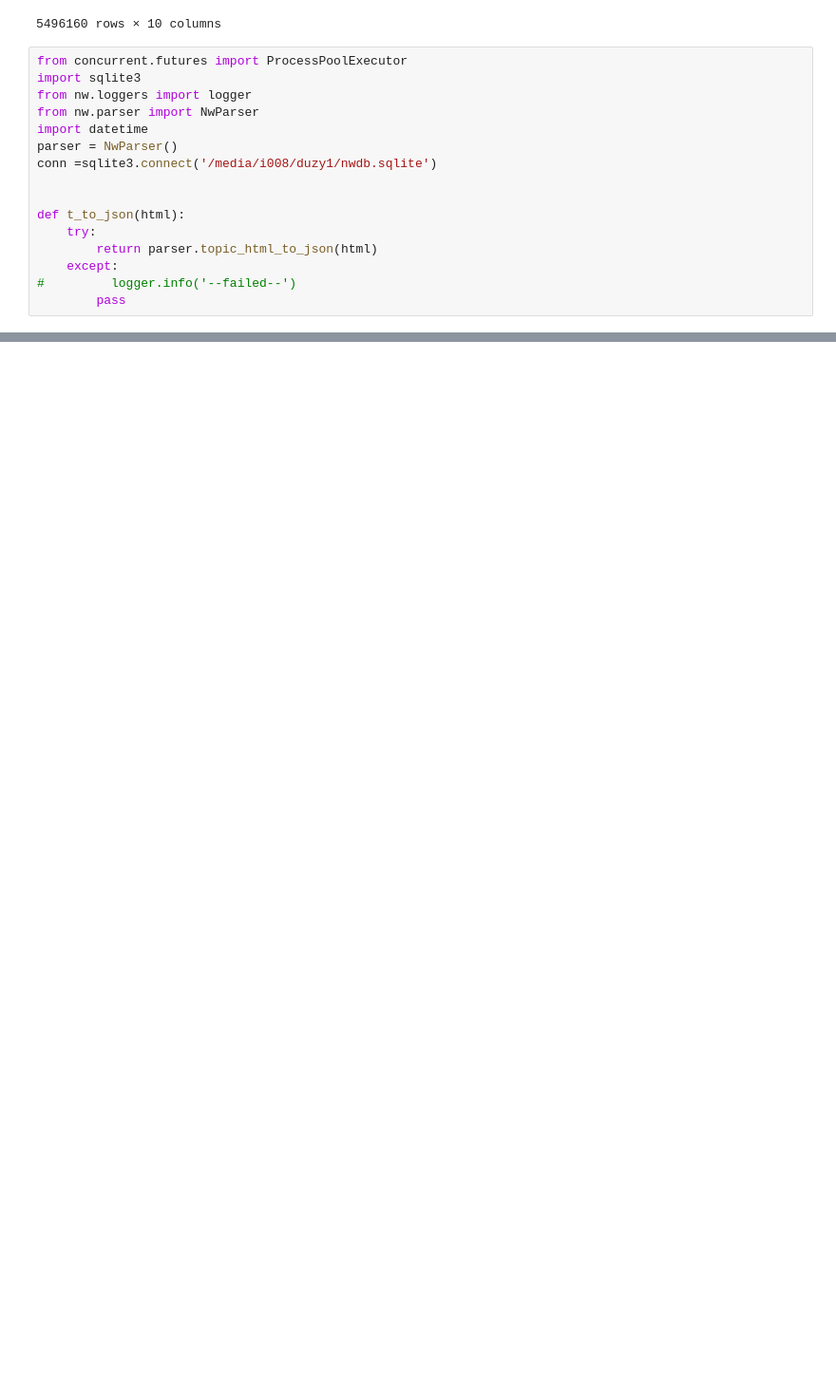
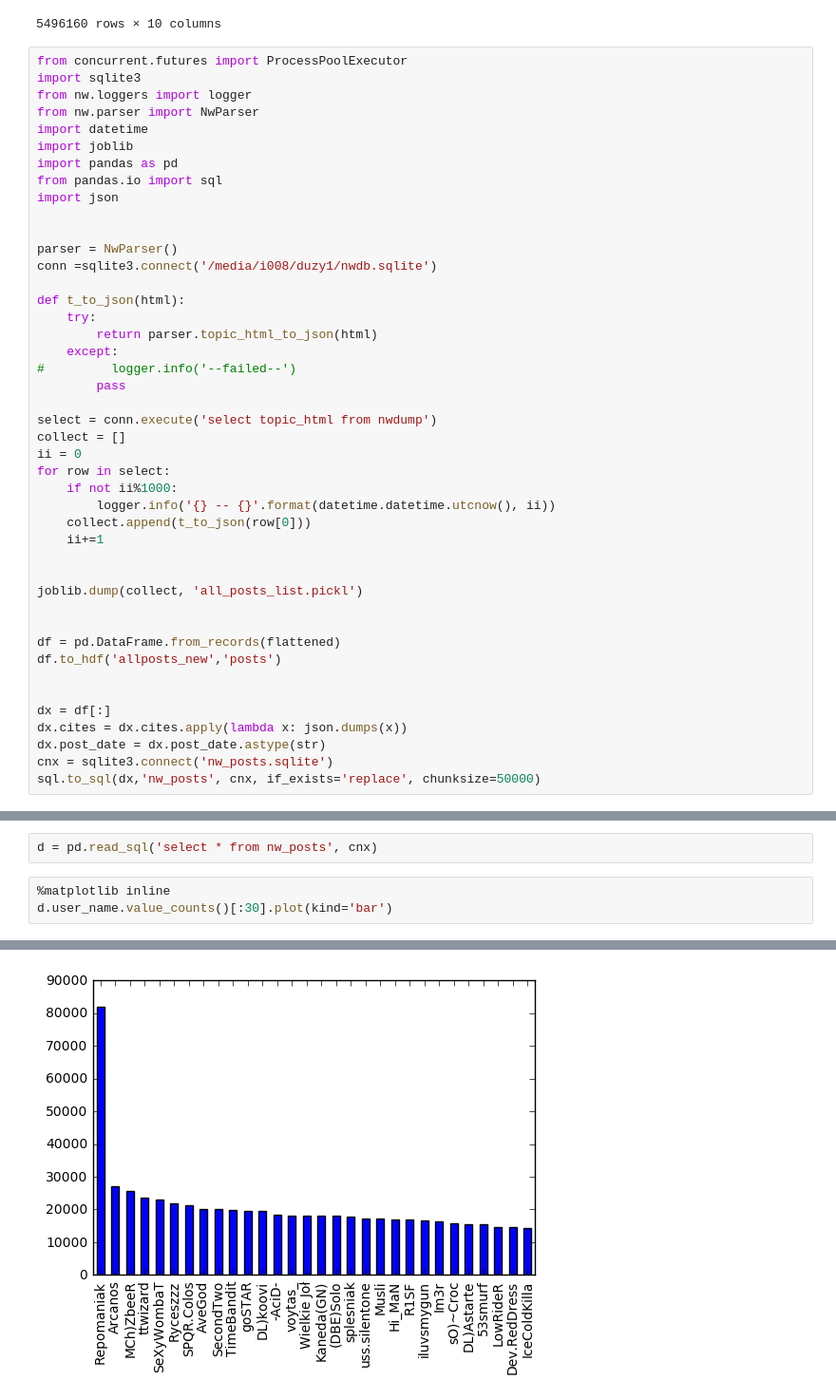
Before and after one commit to i008/netwars, a Jupyter notebook: hacknw.ipynb, the cells around one changed output, grey strips where cells are left out. Shown at 95% size. Cells and saved outputs as stored; diff of their text form; blank space fills up the shorter version.

Commit message:
up data and readme

```diff
--- a/hacknw.ipynb
+++ b/hacknw.ipynb
@@ -344,9 +253,14 @@ import sqlite3
 from nw.loggers import logger
 from nw.parser import NwParser
 import datetime
+import joblib
+import pandas as pd
+from pandas.io import sql
+import json
+
+
 parser = NwParser()
 conn =sqlite3.connect('/media/i008/duzy1/nwdb.sqlite')
-
 
 def t_to_json(html):
     try:
@@ -354,3 +268,26 @@ def t_to_json(html):
     except:
 #         logger.info('--failed--')
         pass
+
+select = conn.execute('select topic_html from nwdump')
+collect = []
+ii = 0
+for row in select:
+    if not ii%1000:
+        logger.info('{} -- {}'.format(datetime.datetime.utcnow(), ii))
+    collect.append(t_to_json(row[0]))
+    ii+=1
+
+
+joblib.dump(collect, 'all_posts_list.pickl')
+
+
+df = pd.DataFrame.from_records(flattened)
+df.to_hdf('allposts_new','posts')
+
+
+dx = df[:]
+dx.cites = dx.cites.apply(lambda x: json.dumps(x))
+dx.post_date = dx.post_date.astype(str)
+cnx = sqlite3.connect('nw_posts.sqlite')
+sql.to_sql(dx,'nw_posts', cnx, if_exists='replace', chunksize=50000)
@@ -367,0 +318,6 @@ for row in select:
+# %%
+d = pd.read_sql('select * from nw_posts', cnx)
+# %%
+%matplotlib inline
+d.user_name.value_counts()[:30].plot(kind='bar')
+# %% [output]
@@ -367,0 +325 @@ for row in select:
+[figure, added]
```
Also changed, not shown: parts of 21 cells of this notebook, 5 other files.
